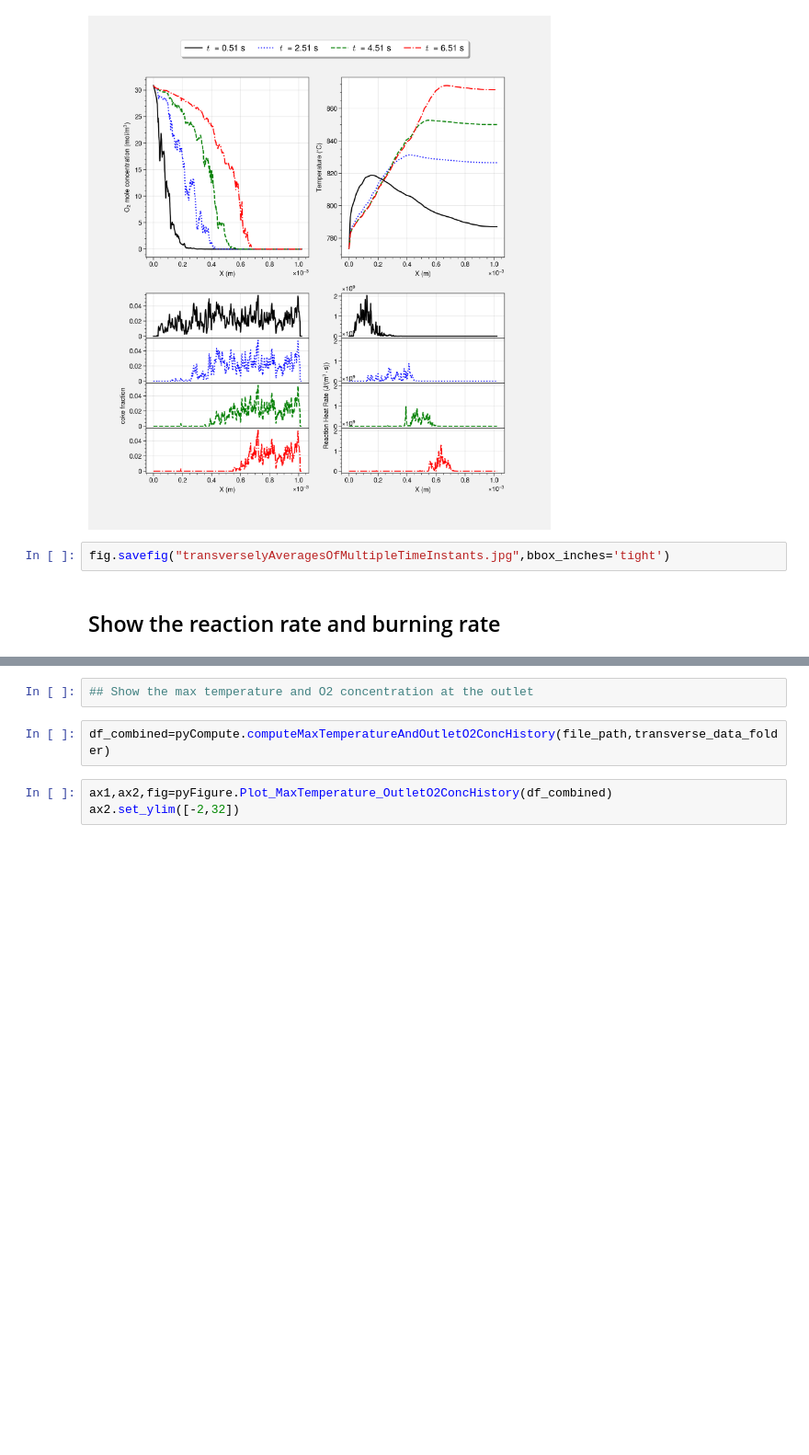
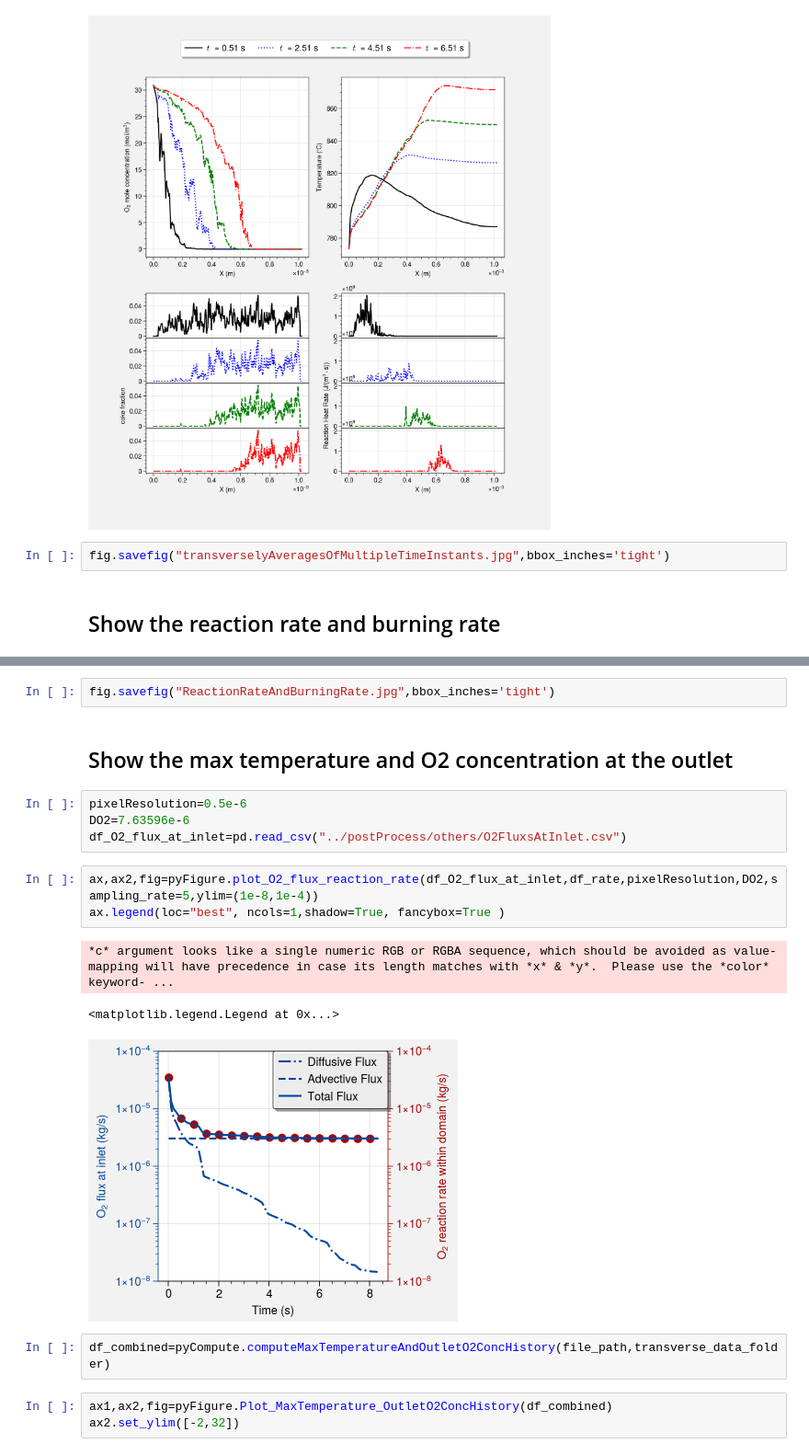
Before and after one commit to anoldfriend0718/openfoam, a Jupyter notebook: run/cokeCombustion/full1_5/analysis/analysis.ipynb, the cells around one changed output, grey strips where cells are left out. Shown at 92% size. Saved outputs shown, nothing was run; the diff lists cells and outputs as text; blank space fills up the shorter version.

```diff
--- a/run/cokeCombustion/full1_5/analysis/analysis.ipynb
+++ b/run/cokeCombustion/full1_5/analysis/analysis.ipynb
@@ -127,5 +127,18 @@ ax1,ax2,fig=pyFigure.plot_reaction_rate_burning_rate(df_rate)
-# %%
-## Show the max temperature and O2 concentration at the outlet
+# %%
+fig.savefig("ReactionRateAndBurningRate.jpg",bbox_inches='tight')
+# %% [markdown]
+## Show the max temperature and O2 concentration at the outlet
+# %%
+pixelResolution=0.5e-6
+DO2=7.63596e-6
+df_O2_flux_at_inlet=pd.read_csv("../postProcess/others/O2FluxsAtInlet.csv")
+# %%
+ax,ax2,fig=pyFigure.plot_O2_flux_reaction_rate(df_O2_flux_at_inlet,df_rate,pixelResolution,DO2,sampling_rate=5,ylim=(1e-8,1e-4))
+ax.legend(loc="best", ncols=1,shadow=True, fancybox=True )
+# %% [output]
+*c* argument looks like a single numeric RGB or RGBA sequence, which should be avoided as value-mapping will have precedence in case its length matches with *x* & *y*.  Please use the *color* keyword- ...
+<matplotlib.legend.Legend at 0x...>
+[figure, added]
 # %%
 df_combined=pyCompute.computeMaxTemperatureAndOutletO2ConcHistory(file_path,transverse_data_folder)
 # %%
```
Also changed, not shown: parts of 1 cell of this notebook, 11 other files.
